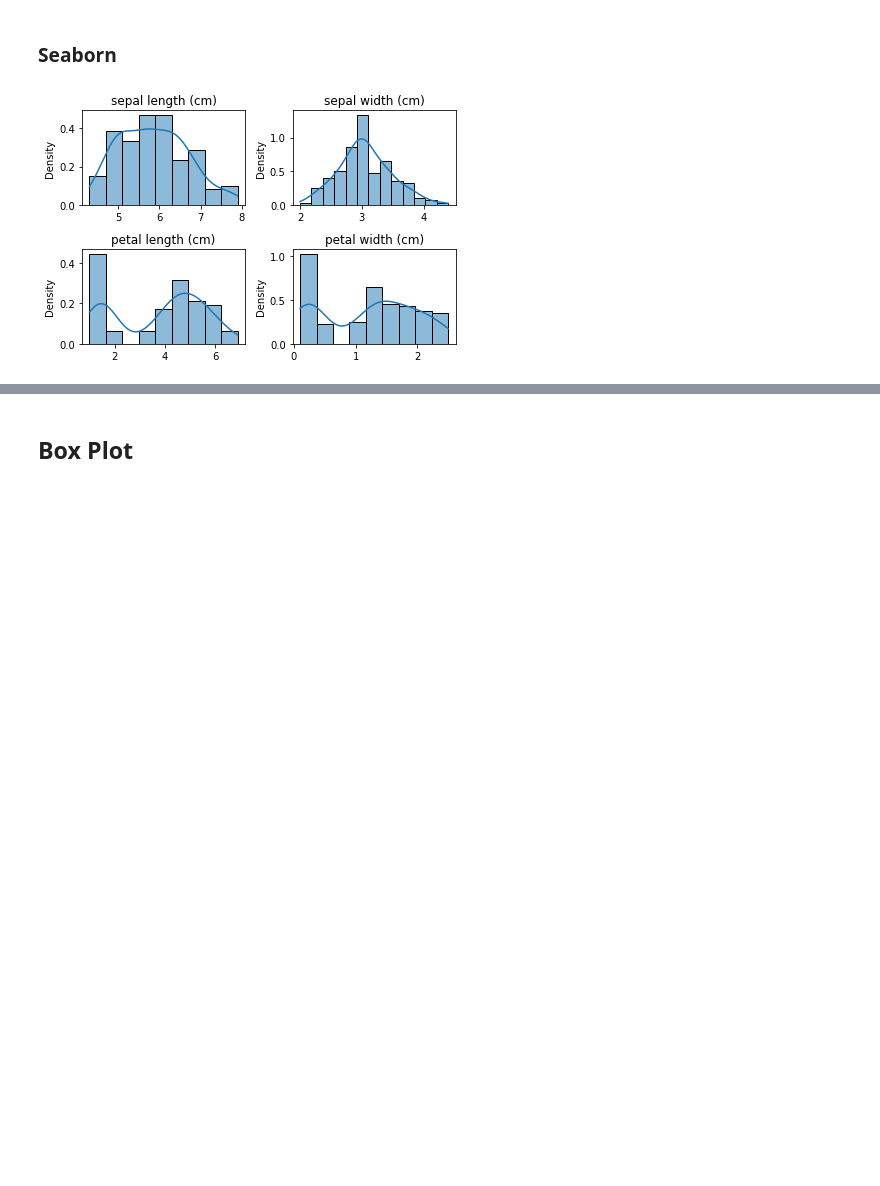
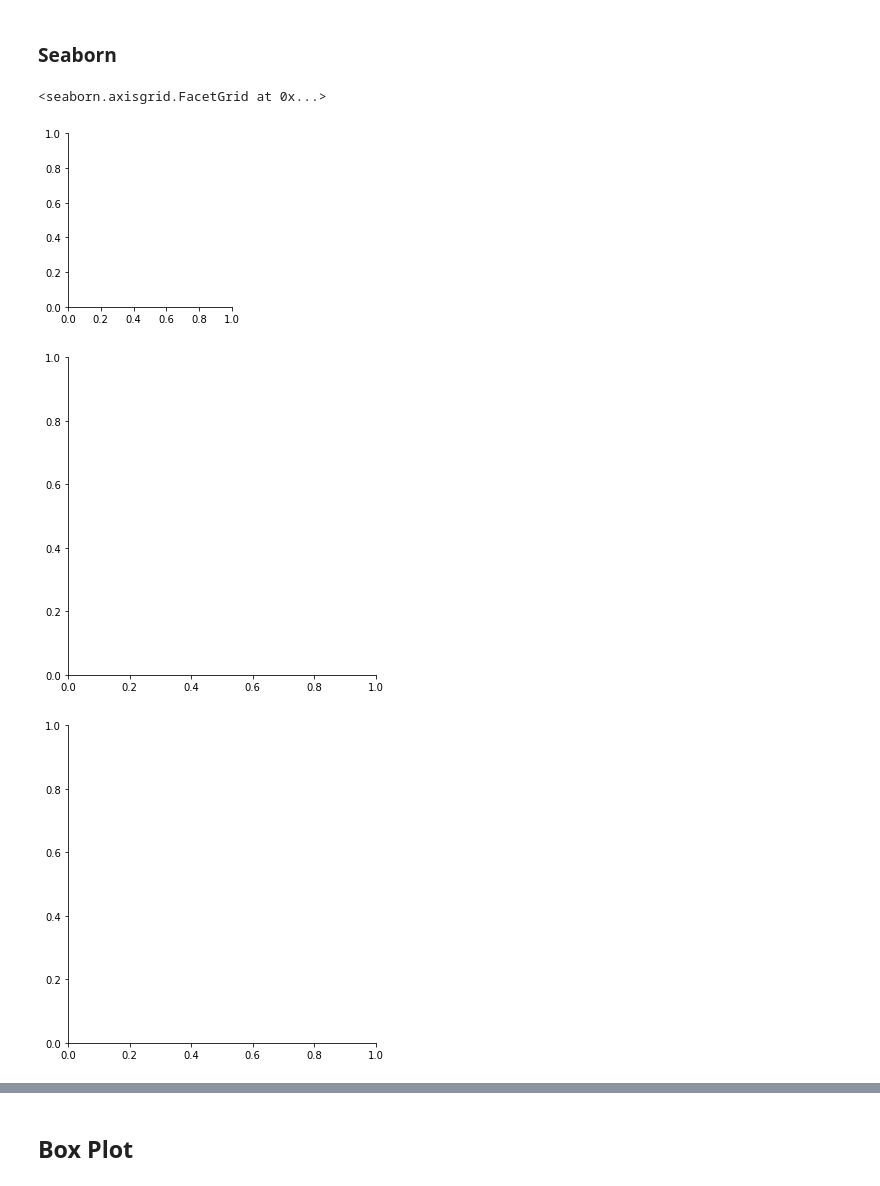
Before and after one commit to v-fuentec/AI-bootcamp, a Jupyter notebook: data-visualization.ipynb, the cells around one changed output, grey strips where cells are left out. Drawn from its saved outputs; the diff is of its cells as text; code cells hidden in the pictures; blank space fills up the shorter version.

```diff
--- a/data-visualization.ipynb
+++ b/data-visualization.ipynb
@@ -47,12 +66,17 @@ plt.show()
 # %% [markdown]
 ### Seaborn
 # %%
-fig, axs = plt.subplots(2,2)
+"""fig, axs = plt.subplots(2,2)
 axes = [axs[0,0], axs[0,1], axs[1,0], axs[1,1]]
 for i,ax in enumerate(axes):
     sns.histplot(data=iris.data[:,i], stat='density', kde=True, ax=ax)
     ax.set_title(iris.feature_names[i])
 fig.tight_layout() #To solve space between plots issues
-plt.show()
+plt.show()"""
+
+sns.FacetGrid(df, hue="class").map(sns.displot)
 # %% [output]
+<seaborn.axisgrid.FacetGrid at 0x...>
-[figure, old version]
+[figure, new version]
+[figure, added]
+[figure, added]
```
Also changed, not shown: parts of 6 cells of this notebook.
